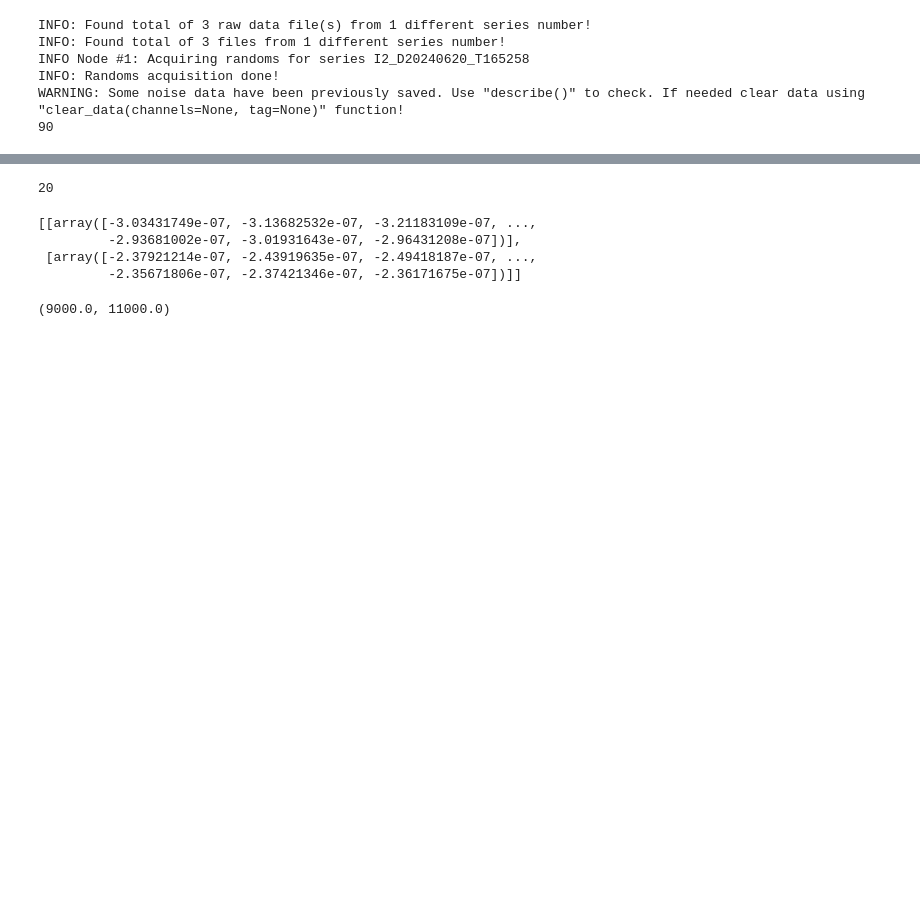
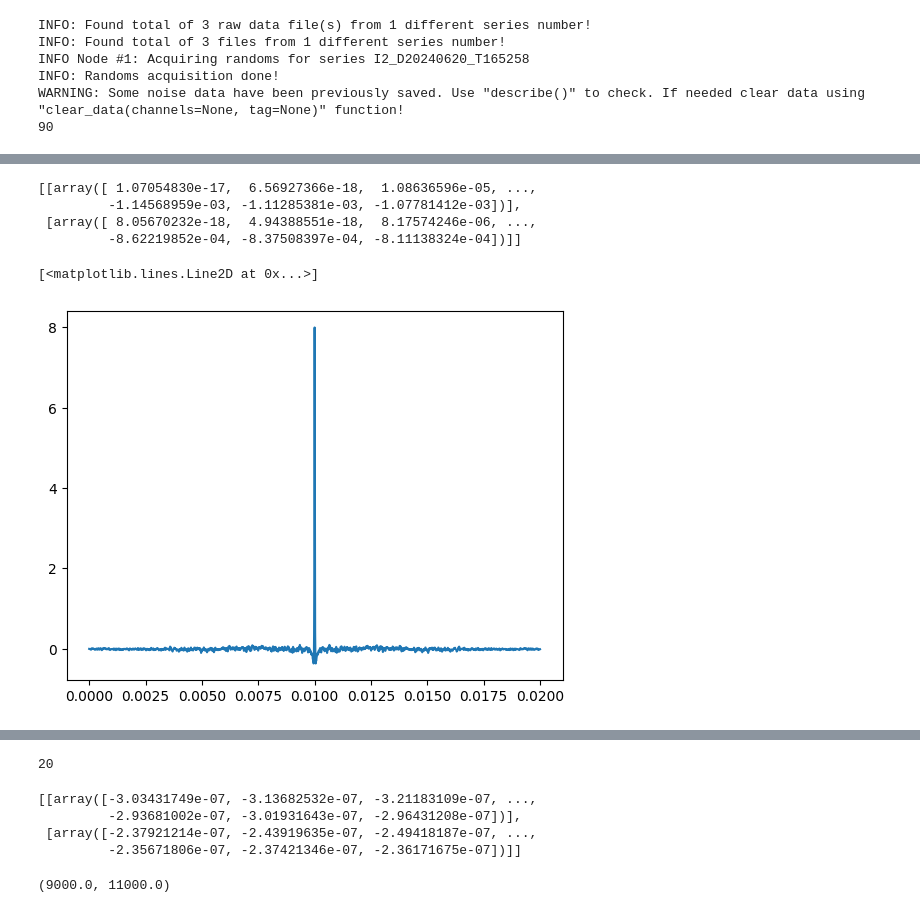
Before and after one commit to spice-herald/detprocess, a Jupyter notebook: examples/salting.ipynb, the cells around one changed output, grey strips where cells are left out. Saved outputs shown, nothing was run; the diff lists cells and outputs as text; code cells hidden in the pictures; blank space fills up the shorter version.

```diff
--- a/examples/salting.ipynb
+++ b/examples/salting.ipynb
@@ -518,0 +526,12 @@ plt.xlim(0.0095,0.0105)
+# %%
+filttest[68]
+# %% [output]
+[[array([ 1.07054830e-17,  6.56927366e-18,  1.08636596e-05, ...,
+         -1.14568959e-03, -1.11285381e-03, -1.07781412e-03])],
+ [array([ 8.05670232e-18,  4.94388551e-18,  8.17574246e-06, ...,
+         -8.62219852e-04, -8.37508397e-04, -8.11138324e-04])]]
+# %%
+plt.plot(time_array,filttest[0][1][0])
+# %% [output]
+[<matplotlib.lines.Line2D at 0x...>]
+[figure, added]
```
Also changed, not shown: parts of 27 cells of this notebook, 1 other file.
